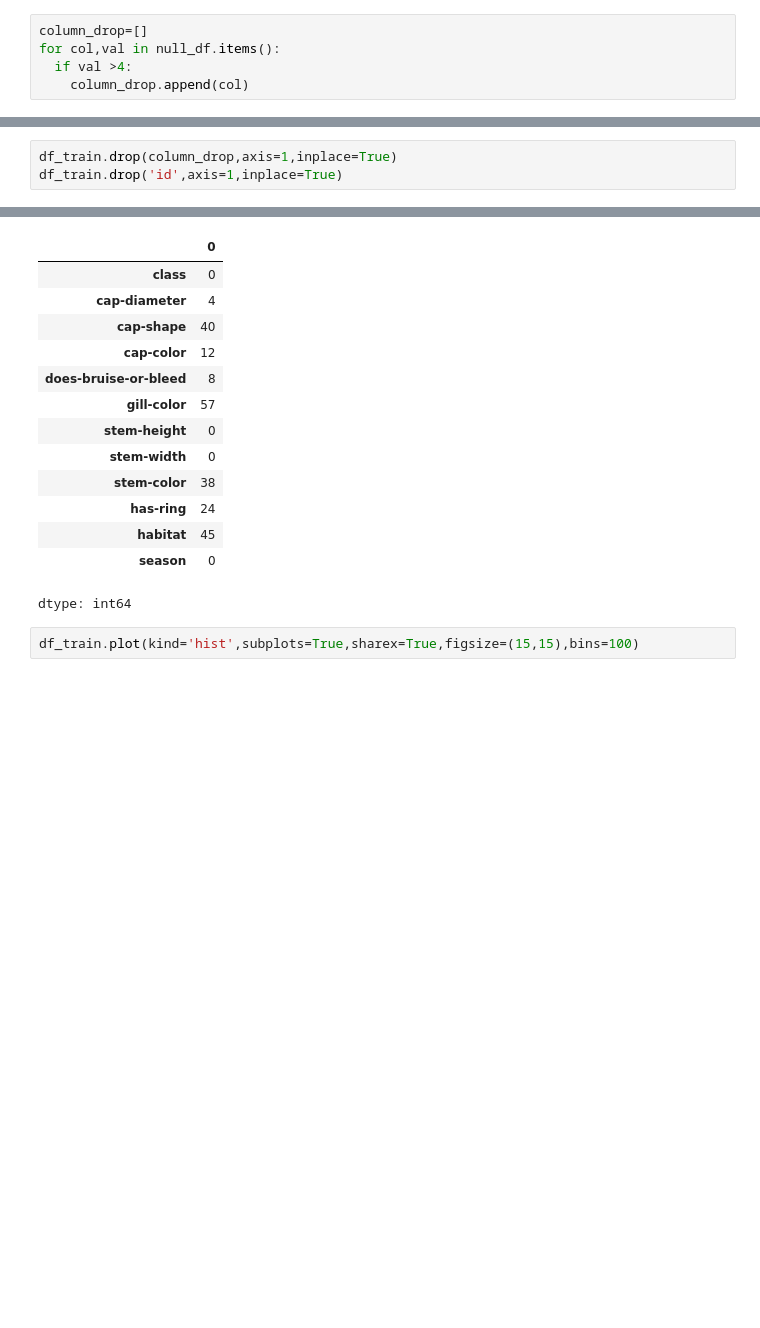
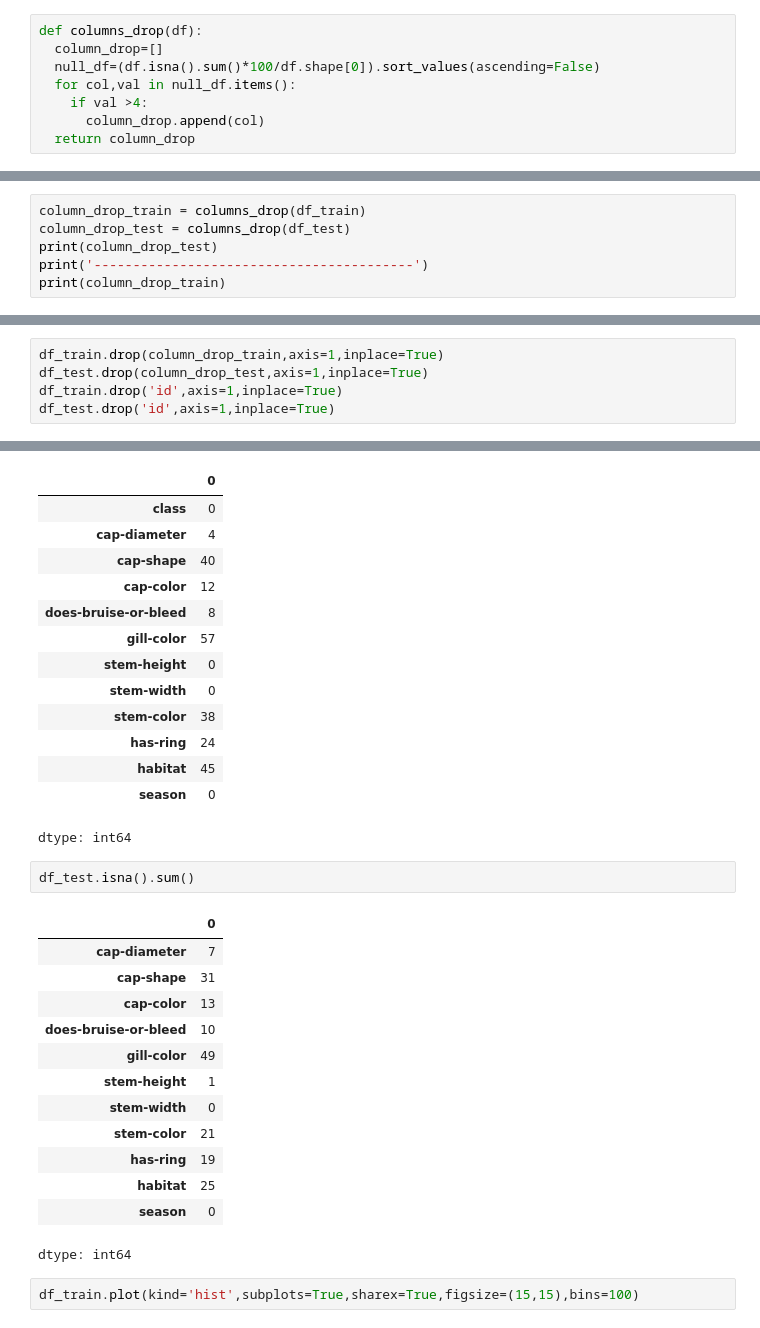
Before and after one commit to aliabdelmonam/Poisonous_Mushrooms, a Jupyter notebook: Poisonous_Mushrooms.ipynb, the cells around one changed output, grey strips where cells are left out. Saved outputs shown, nothing was run; the diff lists cells and outputs as text; blank space fills up the shorter version.

```diff
--- a/Poisonous_Mushrooms.ipynb
+++ b/Poisonous_Mushrooms.ipynb
@@ -141,5 +176,8 @@ dtype: float64
 # %%
-column_drop=[]
-for col,val in null_df.items():
-  if val >4:
-    column_drop.append(col)
+def columns_drop(df):
+  column_drop=[]
+  null_df=(df.isna().sum()*100/df.shape[0]).sort_values(ascending=False)
+  for col,val in null_df.items():
+    if val >4:
+      column_drop.append(col)
+  return column_drop
@@ -157,0 +184,6 @@ column_drop
+# %%
+column_drop_train = columns_drop(df_train)
+column_drop_test = columns_drop(df_test)
+print(column_drop_test)
+print('-----------------------------------------')
+print(column_drop_train)
@@ -158,6 +194,8 @@ column_drop
 # %%
-df_train.drop(column_drop,axis=1,inplace=True)
+df_train.drop(column_drop_train,axis=1,inplace=True)
+df_test.drop(column_drop_test,axis=1,inplace=True)
 df_train.drop('id',axis=1,inplace=True)
+df_test.drop('id',axis=1,inplace=True)
 # %%
 df_train.isna().sum()
 # %% [output]
@@ -175,6 +213,22 @@ df_train.isna().sum()
 | habitat | 45 |
 | season | 0 |
 dtype: int64
+# %%
+df_test.isna().sum()
+# %% [output]
+|  | 0 |
+| cap-diameter | 7 |
+| cap-shape | 31 |
+| cap-color | 13 |
+| does-bruise-or-bleed | 10 |
+| gill-color | 49 |
+| stem-height | 1 |
+| stem-width | 0 |
+| stem-color | 21 |
+| has-ring | 19 |
+| habitat | 25 |
+| season | 0 |
+dtype: int64
 # %%
 df_train.plot(kind='hist',subplots=True,sharex=True,figsize=(15,15),bins=100)
 # %% [output]
```
Also changed, not shown: parts of 35 cells of this notebook.
